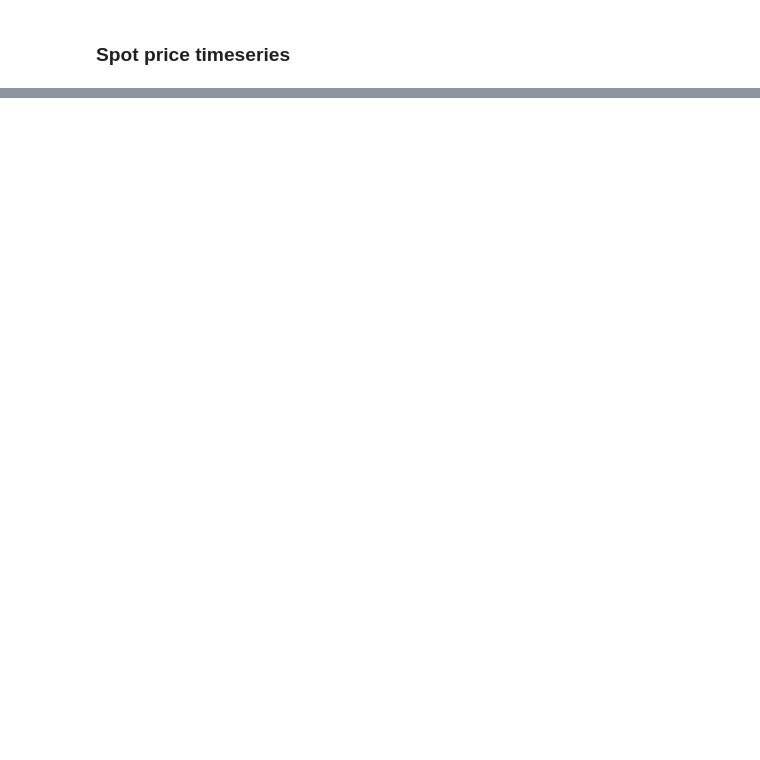
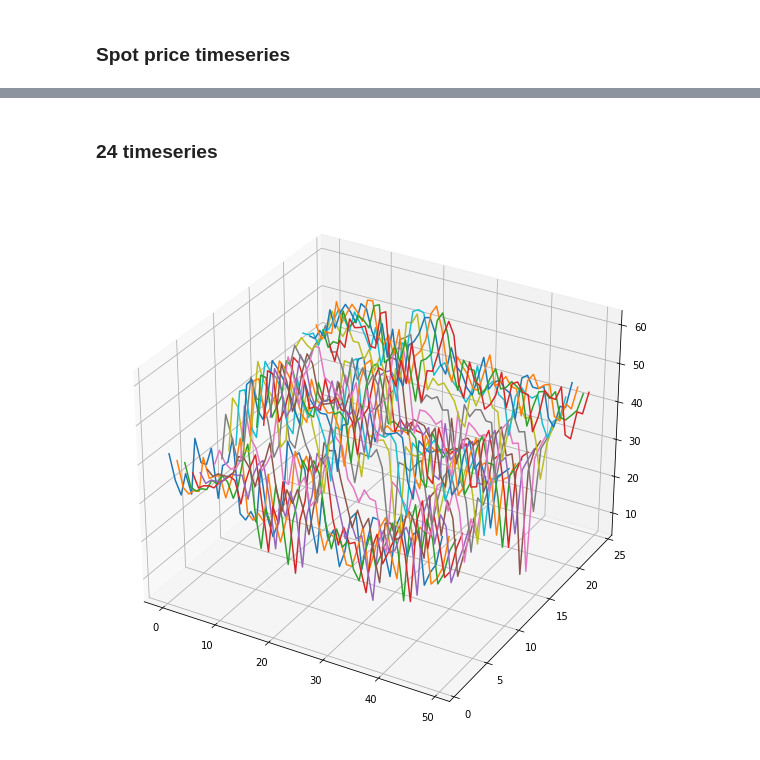
Before and after one commit to NonoMalpi/electricity, a Jupyter notebook: notebooks/auxiliary_graphs.ipynb, the cells around one changed output, grey strips where cells are left out. Cells and saved outputs as stored; diff of their text form; code cells hidden in the pictures; blank space fills up the shorter version.

```diff
--- a/notebooks/auxiliary_graphs.ipynb
+++ b/notebooks/auxiliary_graphs.ipynb
@@ -95,0 +87,46 @@ fig.savefig("figures/spot_price_ts.pdf")
+# %%
+def generate_sample_path(n, x1, x2, p, seed):
+    np.random.seed(seed)
+    delta_t = 1/n
+    x = np.random.choice([x1, x2], p=[p, 1-p], size=n)
+    x = np.concatenate(([0], x))
+    return np.cumsum(x)*np.sqrt(delta_t)
+# %%
+w = generate_sample_path(2000, x1=-1, x2=1, p=0.5, seed=124)
+x = generate_sample_path(2000, x1=-1, x2=1, p=0.5, seed=72)
+y = generate_sample_path(2000, x1=-1, x2=1, p=0.5, seed=1)
+
+fig, ax = plt.subplots(figsize=(10, 7))
+ax.plot(np.arange(w.shape[0]), w)
+ax.plot(np.arange(x.shape[0]), x)
+ax.plot(np.arange(y.shape[0]), y)
+
+ax.set_ylabel("$X_t$",  fontsize=16)
+ax.set_xlabel("time",  fontsize=16)
+ax.set_title("Wiener process", fontsize=20)
+
+ax.set_xticklabels(ax.get_xticks() / 1000)
+
+ax.spines['right'].set_visible(False)
+ax.spines['top'].set_visible(False)
+fig.savefig("figures/wiener_process.pdf")
+# %% [markdown]
+### 24 timeseries
+# %%
+df_list = []
+for h in range(1, 25):
+    y = df.query(f"hour == {h} & year == 2020").iloc[:50]["spain"].values
+    df_hour = pd.DataFrame({"t": np.arange(y.shape[0]), "y": y})
+    df_hour["hour"] = h
+
+    df_list.append(df_hour)
+# %%
+df_ts = pd.concat(df_list)
+# %%
+fig, ax = plt.subplots(subplot_kw={"projection": "3d"}, figsize=(20, 10))
+for h in range(1, 25):
+    aux_df = df_ts.query(f"hour == {h}")
+    ax.plot(aux_df.iloc[:, 0], aux_df.iloc[:, 2], aux_df.iloc[:, 1])
+fig.show()
+# %% [output]
+[figure, added]
```
Also changed, not shown: parts of 9 cells of this notebook, 1 other file.
